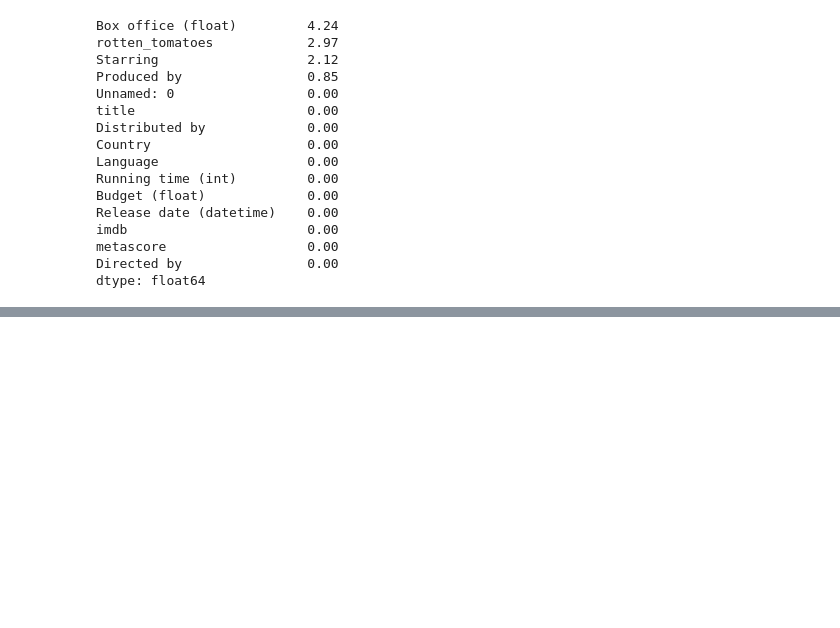
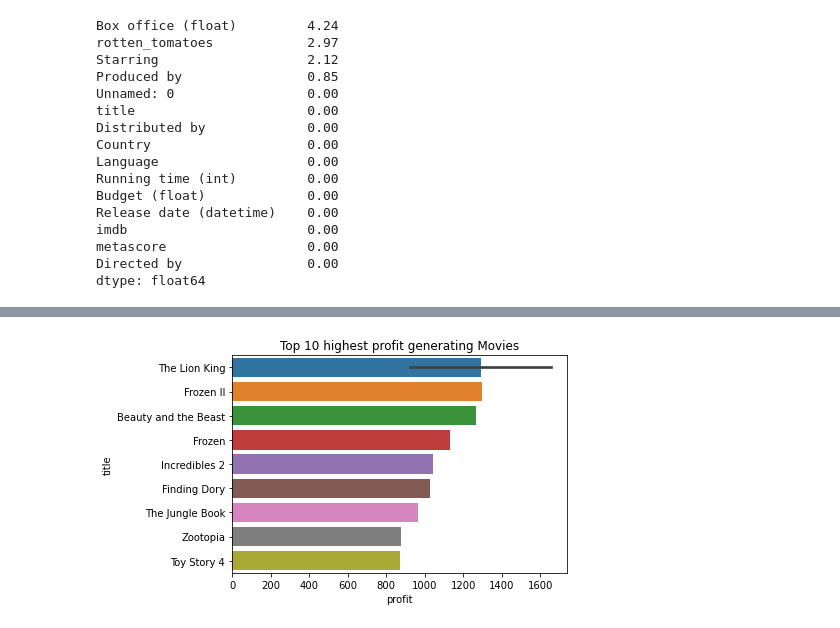
Before and after one commit to pappucode/datascrape, a Jupyter notebook: movie_data_scrape.ipynb, the cells around one changed output, grey strips where cells are left out. Drawn from its saved outputs; the diff is of its cells as text; code cells hidden in the pictures; blank space fills up the shorter version.

```diff
--- a/movie_data_scrape.ipynb
+++ b/movie_data_scrape.ipynb
@@ -1254,0 +1351,4 @@ movies[movies['Running time (int)']>=150]
+# %%
+top_10=movies.nlargest(10, 'profit')[['title', 'profit']].\
+set_index('title')
+top_10
@@ -1254,0 +1368,6 @@ movies[movies['Running time (int)']>=150]
+# %%
+sns.barplot(x='profit', y=top_10.index, data=top_10)
+plt.title("Top 10 highest profit generating Movies")
+plt.show()
+# %% [output]
+[figure, added]
```
Also changed, not shown: parts of 80 cells of this notebook.
